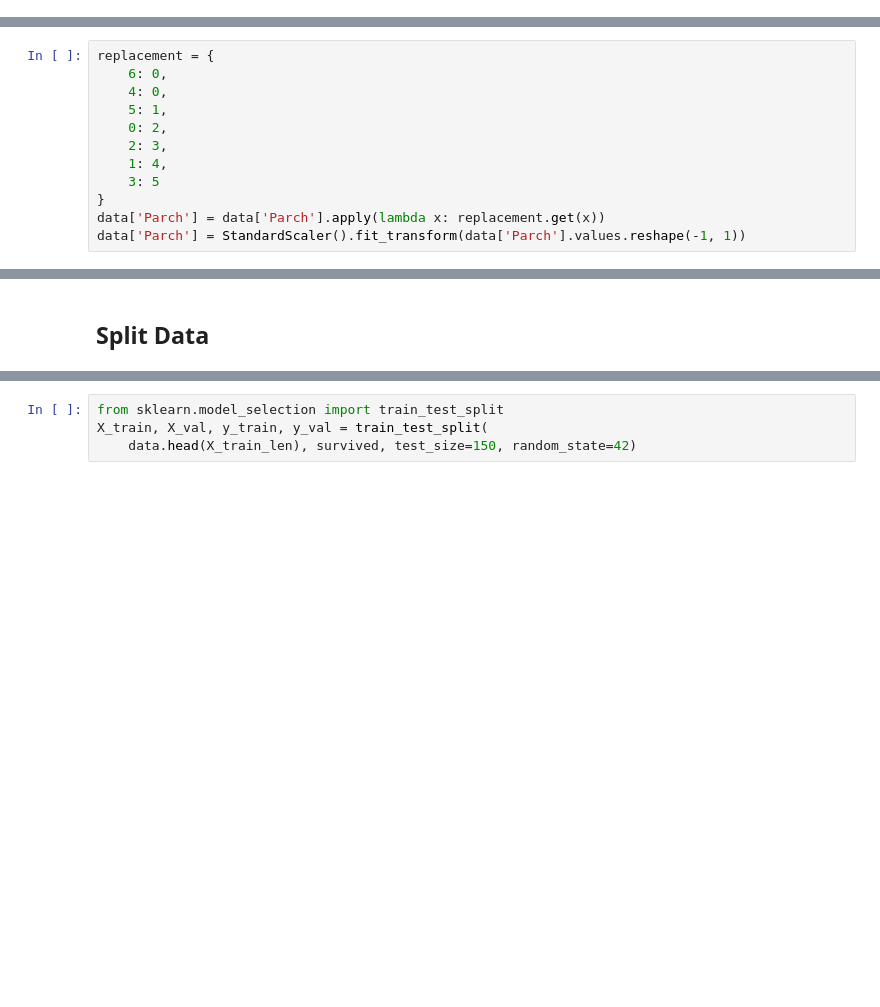
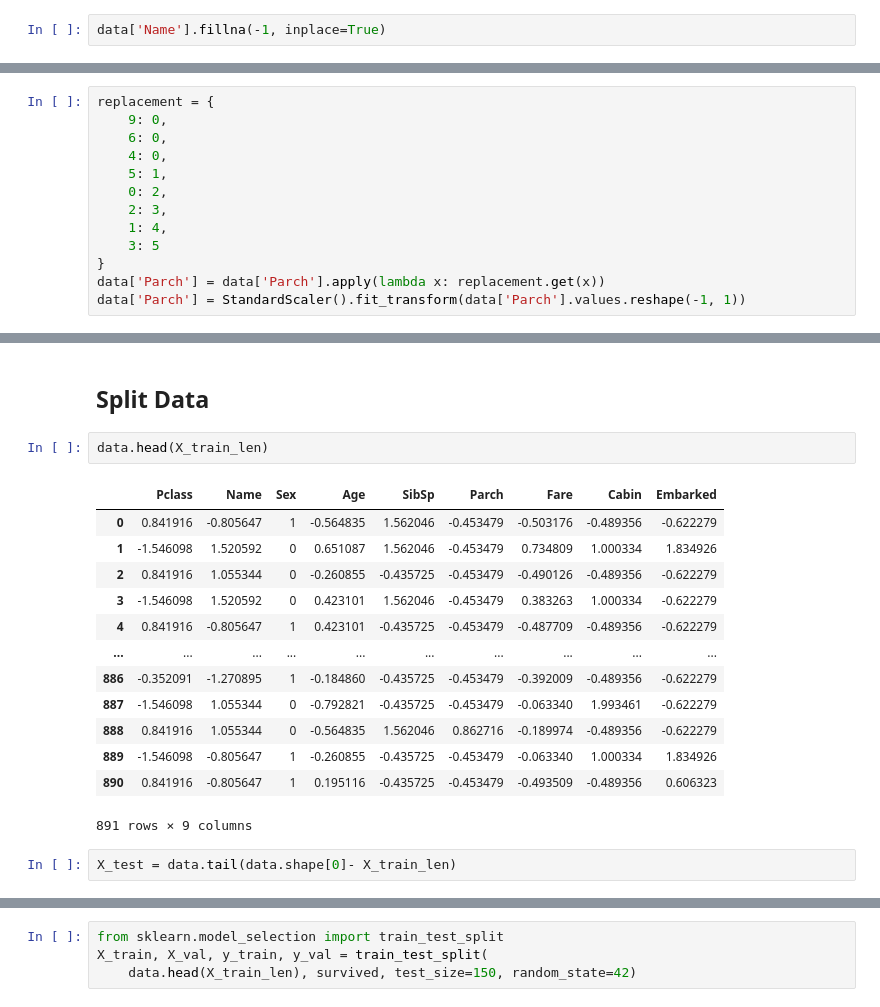
Before and after one commit to dunder51/TitanicDataset, a Jupyter notebook: TitanicDataset.ipynb, the cells around one changed output, grey strips where cells are left out. Cells and saved outputs as stored; diff of their text form; blank space fills up the shorter version.

```diff
--- a/TitanicDataset.ipynb
+++ b/TitanicDataset.ipynb
@@ -146,6 +179,8 @@ data['Name'] = data['Name'].apply(lambda x: replacement.get(x))
 
 from sklearn.preprocessing import StandardScaler
 data['Name'] = StandardScaler().fit_transform(data['Name'].values.reshape(-1, 1))
+# %%
+data['Name'].fillna(-1, inplace=True)
 # %%
 data.head()[['Pclass', 'Age', 'SibSp', 'Parch', 'Ticket', 'Cabin', 'Embarked']]
 # %% [output]
@@ -172,6 +211,7 @@ data['Fare'] = StandardScaler().fit_transform(data['Fare'].values.reshape(-1, 1)
 data['Pclass'] = StandardScaler().fit_transform(data['Pclass'].values.reshape(-1, 1))
 # %%
 replacement = {
+    9: 0,
     6: 0,
     4: 0,
     5: 1,
@@ -259,3 +299,21 @@ data.head()['Cabin']
 Name: Cabin, dtype: float64
 # %% [markdown]
 ## Split Data
+# %%
+data.head(X_train_len)
+# %% [output]
+|  | Pclass | Name | Sex | Age | SibSp | Parch | Fare | Cabin | Embarked |
+| 0 | 0.841916 | -0.805647 | 1 | -0.564835 | 1.562046 | -0.453479 | -0.503176 | -0.489356 | -0.622279 |
+| 1 | -1.546098 | 1.520592 | 0 | 0.651087 | 1.562046 | -0.453479 | 0.734809 | 1.000334 | 1.834926 |
+| 2 | 0.841916 | 1.055344 | 0 | -0.260855 | -0.435725 | -0.453479 | -0.490126 | -0.489356 | -0.622279 |
+| 3 | -1.546098 | 1.520592 | 0 | 0.423101 | 1.562046 | -0.453479 | 0.383263 | 1.000334 | -0.622279 |
+| 4 | 0.841916 | -0.805647 | 1 | 0.423101 | -0.435725 | -0.453479 | -0.487709 | -0.489356 | -0.622279 |
+| ... | ... | ... | ... | ... | ... | ... | ... | ... | ... |
+| 886 | -0.352091 | -1.270895 | 1 | -0.184860 | -0.435725 | -0.453479 | -0.392009 | -0.489356 | -0.622279 |
+| 887 | -1.546098 | 1.055344 | 0 | -0.792821 | -0.435725 | -0.453479 | -0.063340 | 1.993461 | -0.622279 |
+| 888 | 0.841916 | 1.055344 | 0 | -0.564835 | 1.562046 | 0.862716 | -0.189974 | -0.489356 | -0.622279 |
+| 889 | -1.546098 | -0.805647 | 1 | -0.260855 | -0.435725 | -0.453479 | -0.063340 | 1.000334 | 1.834926 |
+| 890 | 0.841916 | -0.805647 | 1 | 0.195116 | -0.435725 | -0.453479 | -0.493509 | -0.489356 | 0.606323 |
+891 rows × 9 columns
+# %%
+X_test = data.tail(data.shape[0]- X_train_len)
```
Also changed, not shown: parts of 12 cells of this notebook, 1 other file.
